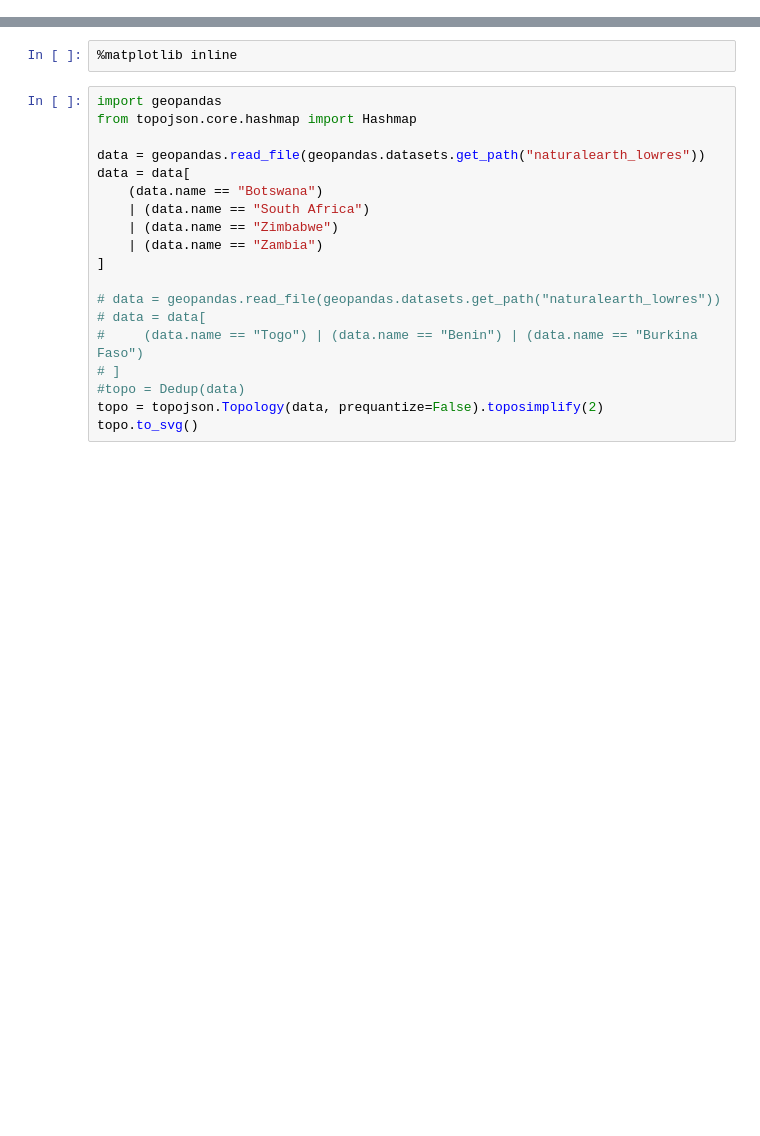
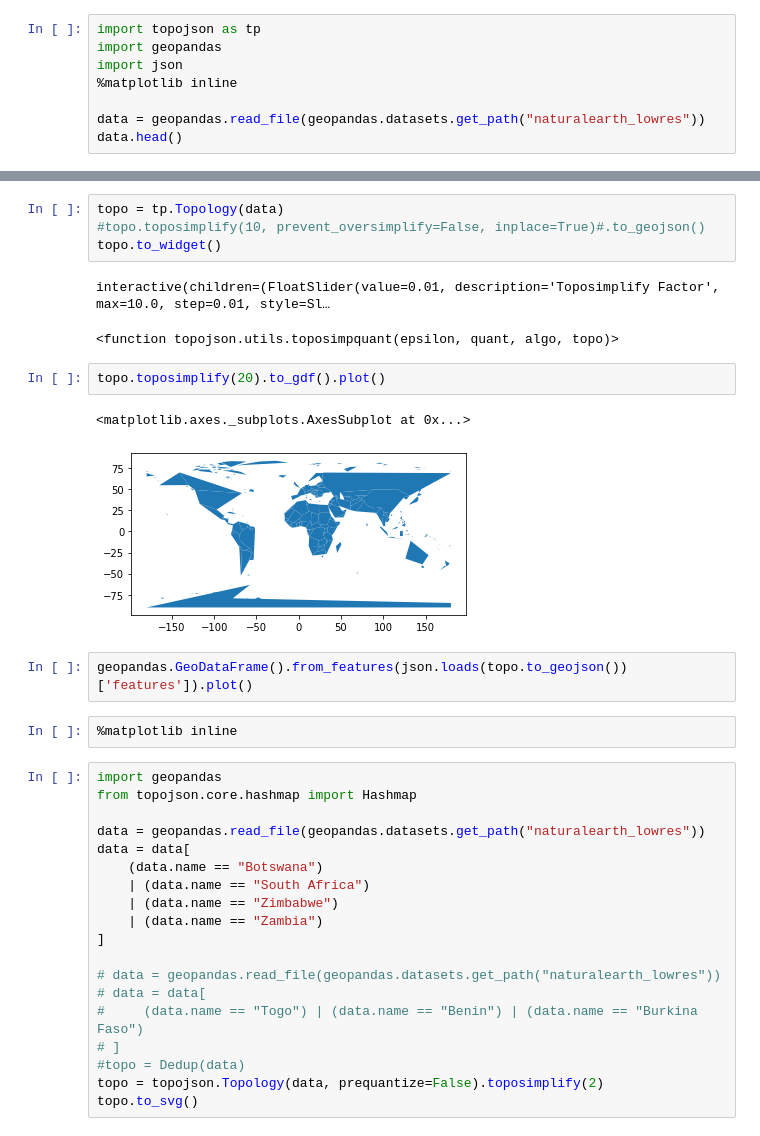
Before and after one commit to mattijn/topojson, a Jupyter notebook: Untitled.ipynb, the cells around one changed output, grey strips where cells are left out. Cells and saved outputs as stored; diff of their text form; blank space fills up the shorter version.

Commit message:
Fix to gdf use to geojson (#108)
* make to_gdf func more robust by not using Fiona

* add comment

```diff
--- a/Untitled.ipynb
+++ b/Untitled.ipynb
@@ -29,0 +1,8 @@ topojson.Topology(data, shared_coords=True).to_alt()
+# %%
+import topojson as tp
+import geopandas
+import json
+%matplotlib inline
+
+data = geopandas.read_file(geopandas.datasets.get_path("naturalearth_lowres"))
+data.head()
@@ -30,3 +16,17 @@ topojson.Topology(data, shared_coords=True).to_alt()
+# %%
+topo = tp.Topology(data)
+#topo.toposimplify(10, prevent_oversimplify=False, inplace=True)#.to_geojson()
+topo.to_widget()
+# %% [output]
+interactive(children=(FloatSlider(value=0.01, description='Toposimplify Factor', max=10.0, step=0.01, style=Sl…
+<function topojson.utils.toposimpquant(epsilon, quant, algo, topo)>
+# %%
+topo.toposimplify(20).to_gdf().plot()
+# %% [output]
+<matplotlib.axes._subplots.AxesSubplot at 0x...>
+[figure, added]
+# %%
+geopandas.GeoDataFrame().from_features(json.loads(topo.to_geojson())['features']).plot()
 # %%
 %matplotlib inline
 # %%
```
Also changed, not shown: parts of 8 cells of this notebook, 3 other files.
